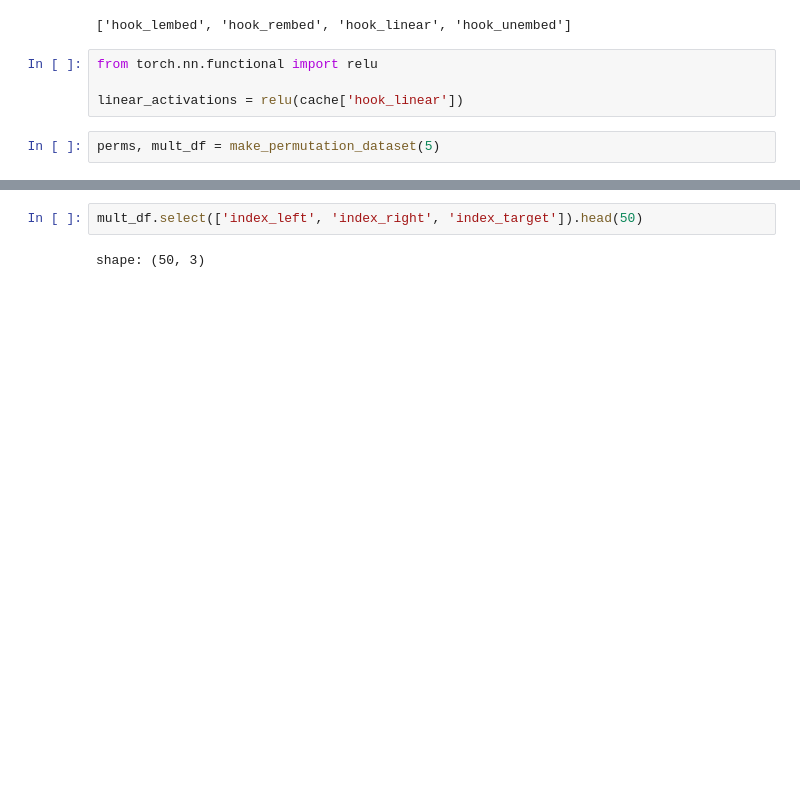
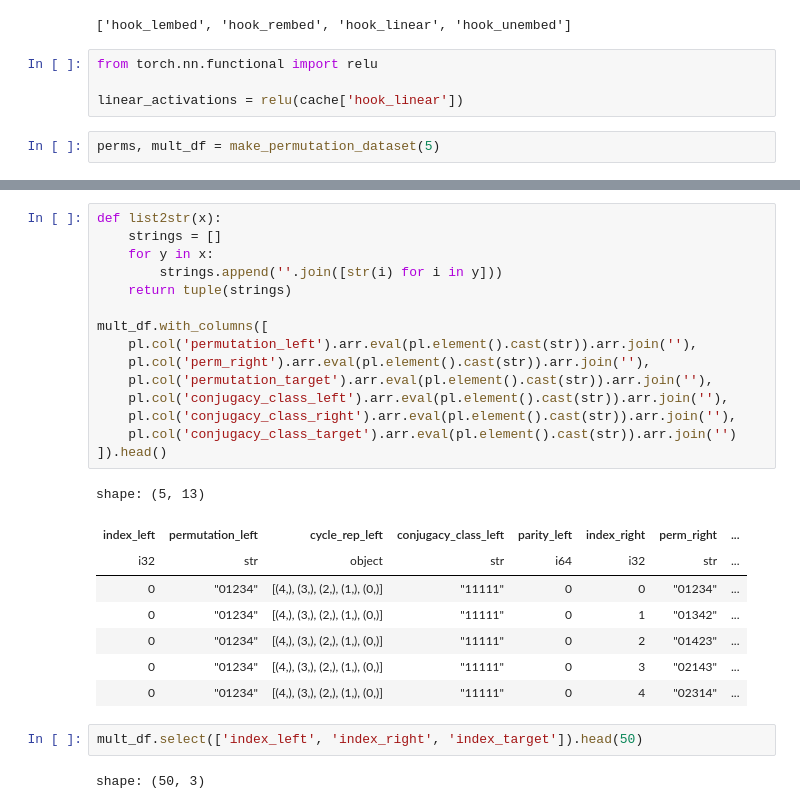
Before and after one commit to dashstander/sn-grok, a Jupyter notebook: mlp_vis.ipynb, the cells around one changed output, grey strips where cells are left out. Cells and saved outputs as stored; diff of their text form; blank space fills up the shorter version.

```diff
--- a/mlp_vis.ipynb
+++ b/mlp_vis.ipynb
@@ -338,3 +361,27 @@ perms, mult_df = make_permutation_dataset(5)
+# %%
+def list2str(x):
+    strings = []
+    for y in x:
+        strings.append(''.join([str(i) for i in y]))
+    return tuple(strings)
+
+mult_df.with_columns([
+    pl.col('permutation_left').arr.eval(pl.element().cast(str)).arr.join(''),
+    pl.col('perm_right').arr.eval(pl.element().cast(str)).arr.join(''),
+    pl.col('permutation_target').arr.eval(pl.element().cast(str)).arr.join(''),
+    pl.col('conjugacy_class_left').arr.eval(pl.element().cast(str)).arr.join(''),
+    pl.col('conjugacy_class_right').arr.eval(pl.element().cast(str)).arr.join(''),
+    pl.col('conjugacy_class_target').arr.eval(pl.element().cast(str)).arr.join('')
+]).head()
+# %% [output]
+shape: (5, 13)
+| index_left | permutation_left | cycle_rep_left | conjugacy_class_left | parity_left | index_right | perm_right | ... |
+| i32 | str | object | str | i64 | i32 | str | ... |
+| 0 | "01234" | [(4,), (3,), (2,), (1,), (0,)] | "11111" | 0 | 0 | "01234" | ... |
+| 0 | "01234" | [(4,), (3,), (2,), (1,), (0,)] | "11111" | 0 | 1 | "01342" | ... |
+| 0 | "01234" | [(4,), (3,), (2,), (1,), (0,)] | "11111" | 0 | 2 | "01423" | ... |
+| 0 | "01234" | [(4,), (3,), (2,), (1,), (0,)] | "11111" | 0 | 3 | "02143" | ... |
+| 0 | "01234" | [(4,), (3,), (2,), (1,), (0,)] | "11111" | 0 | 4 | "02314" | ... |
 # %%
 mult_df.select(['index_left', 'index_right', 'index_target']).head(50)
 # %% [output]
```
Also changed, not shown: parts of 2 cells of this notebook, 1 other file.
